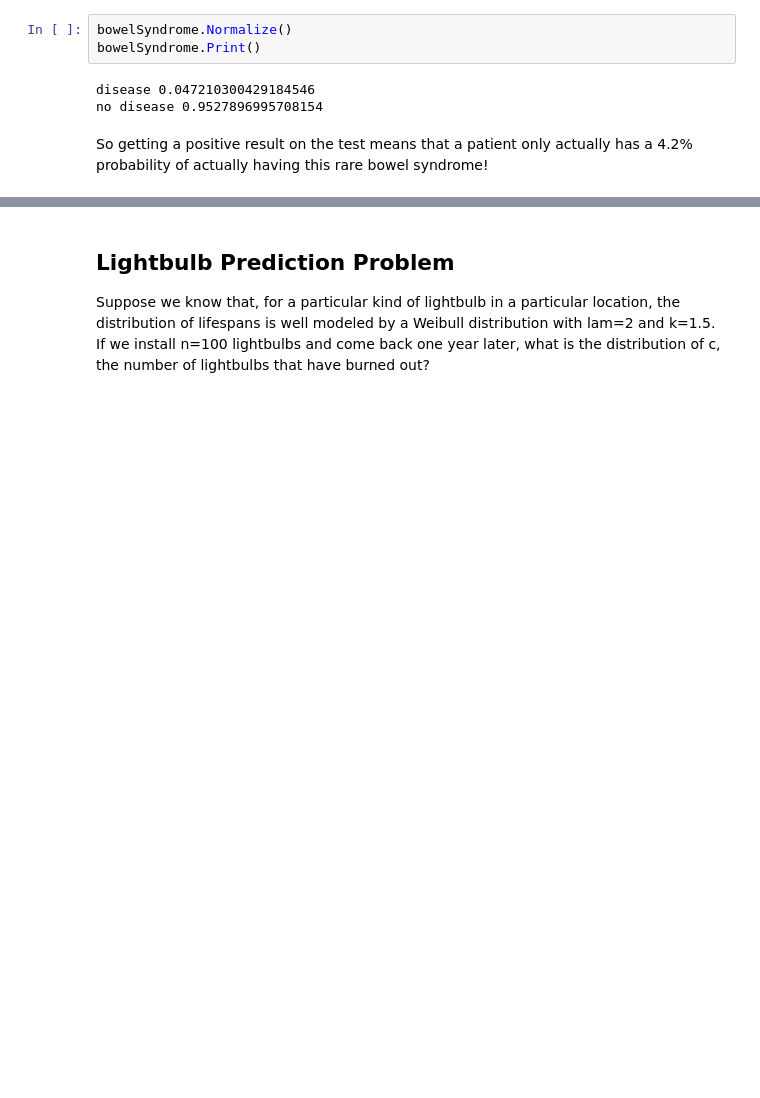
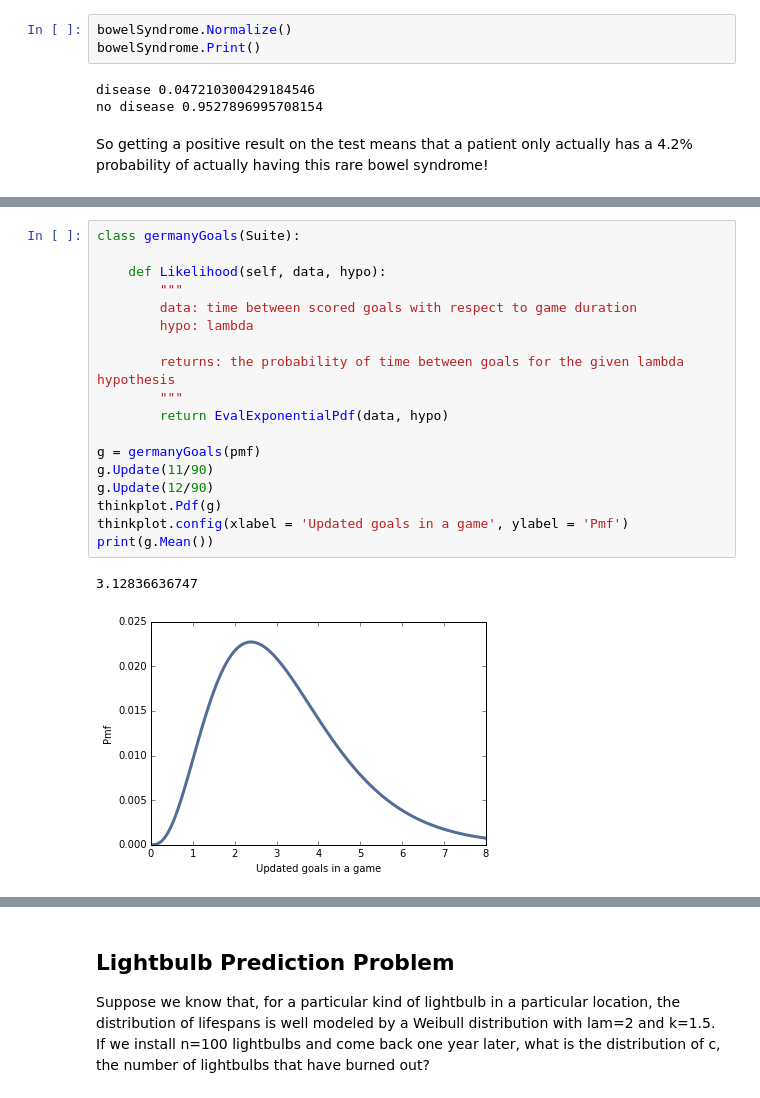
Before and after one commit to apan64/ThinkBayes2, a Jupyter notebook: code/report04.ipynb, the cells around one changed output, grey strips where cells are left out. Saved outputs shown, nothing was run; the diff lists cells and outputs as text; blank space fills up the shorter version.

```diff
--- a/code/report04.ipynb
+++ b/code/report04.ipynb
@@ -96,0 +73,21 @@ At this point, how certain are you about your location?
+# %%
+class germanyGoals(Suite):
+
+    def Likelihood(self, data, hypo):
+        """
+        data: time between scored goals with respect to game duration
+        hypo: lambda
+
+        returns: the probability of time between goals for the given lambda hypothesis
+        """
+        return EvalExponentialPdf(data, hypo)
+
+g = germanyGoals(pmf)
+g.Update(11/90)
+g.Update(12/90)
+thinkplot.Pdf(g)
+thinkplot.config(xlabel = 'Updated goals in a game', ylabel = 'Pmf')
+print(g.Mean())
+# %% [output]
+3.12836636747
+[figure, added]
```
Also changed, not shown: parts of 24 cells of this notebook, 1 other file.
